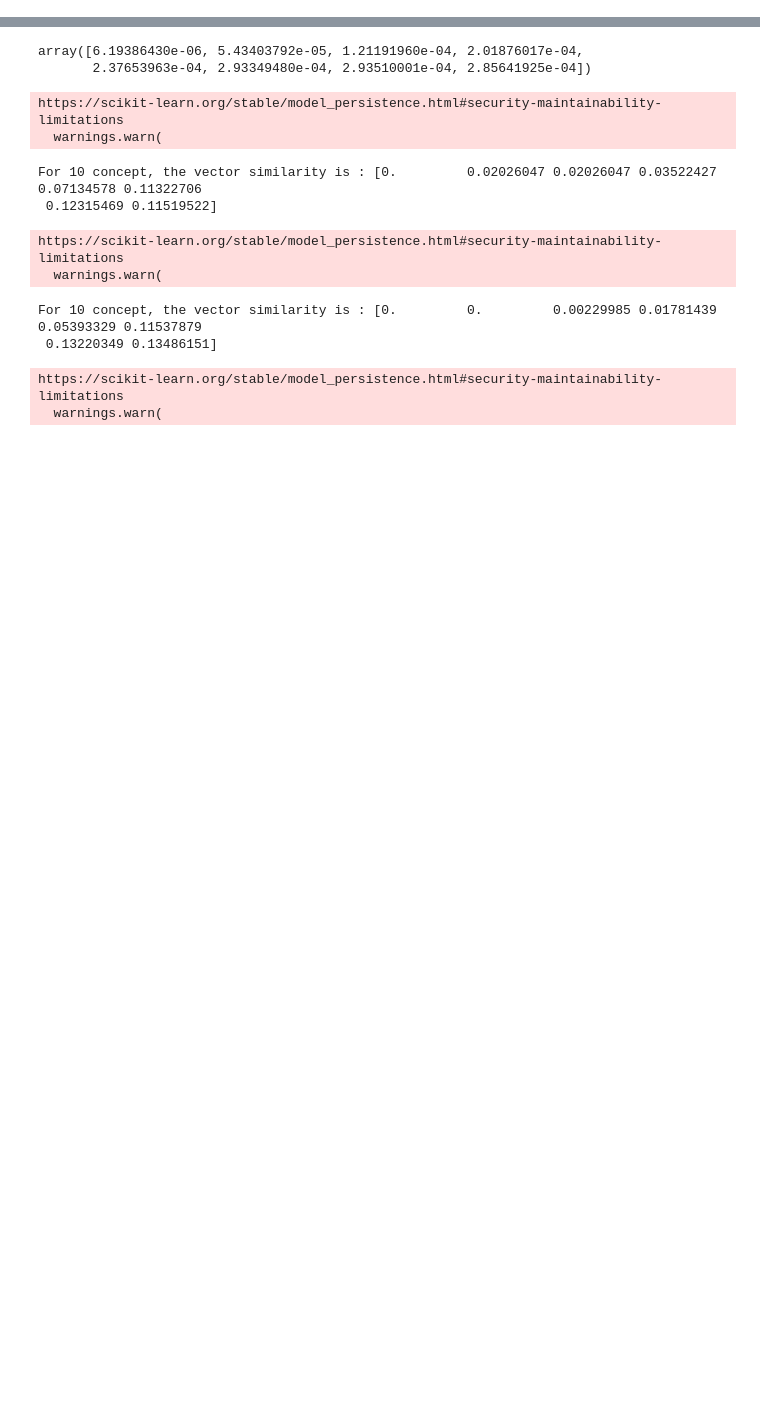
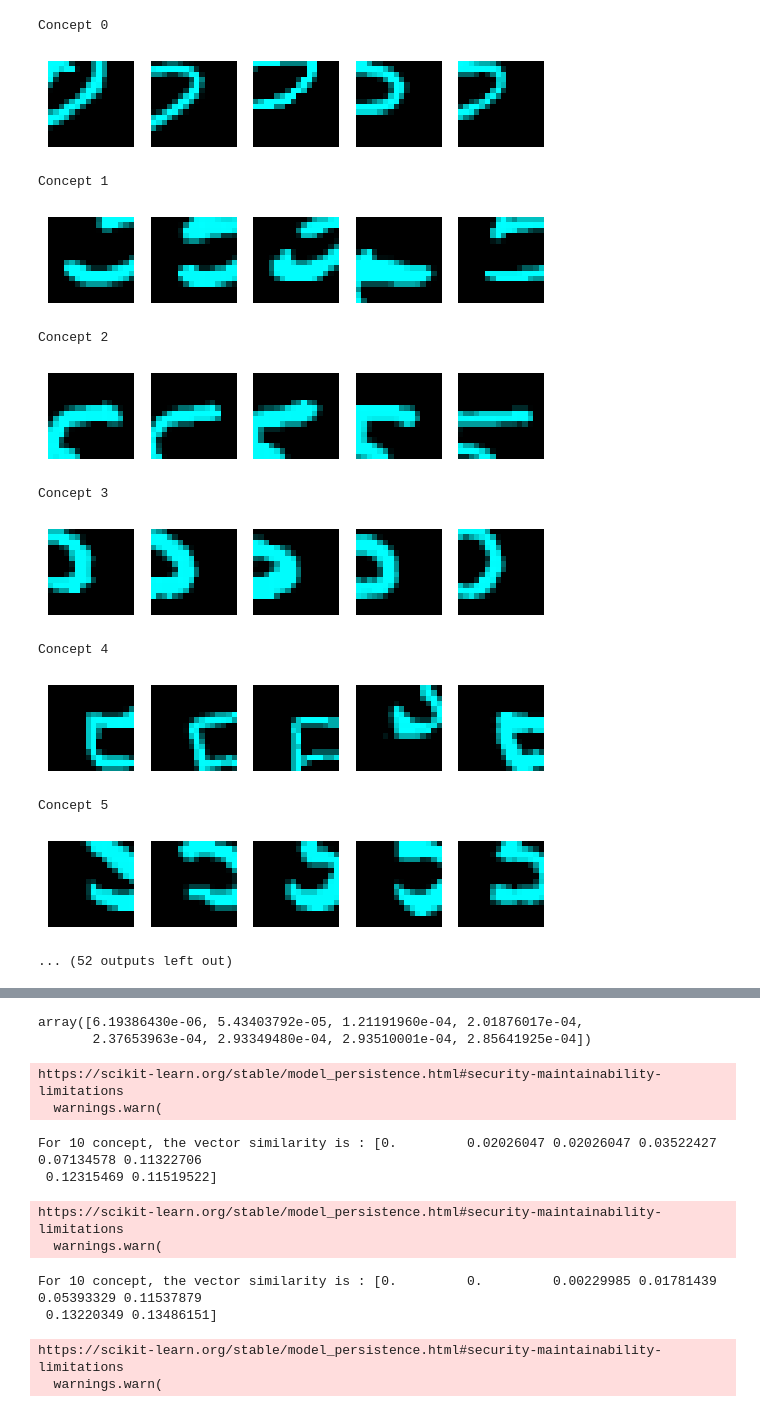
Before and after one commit to vitryt/label-free-bias-identification, a Jupyter notebook: data_recovery.ipynb, the cells around one changed output, grey strips where cells are left out. Drawn from its saved outputs; the diff is of its cells as text; code cells hidden in the pictures; blank space fills up the shorter version.

```diff
--- a/data_recovery.ipynb
+++ b/data_recovery.ipynb
@@ -72,0 +106,44 @@ step_amount = 70
+# %%
+from math import ceil
+concept_id = 3
+patch_size_id = 2
+number_of_concepts = concept_amounts[concept_id]
+def show(img, **kwargs):
+  img = np.array(img)
+  if img.shape[0] == 3:
+    img = img.transpose(1, 2, 0)
+
+  img -= img.min();img /= img.max()
+  plt.imshow(img, **kwargs); plt.axis('off')
+
+with open(f"/data/4vitry/models/{exp_name}/concepts_{exp_id}_{concept_id}_{patch_size_id}.pkl", "rb") as f:
+    concept_res = pkl.load(f)
+
+crops_u = concept_res["concept_parameters"][studied_bias]["crops_u"]
+crops = concept_res["concept_parameters"][studied_bias]["crops"]
+nb_crops=5
+for c_id in range(number_of_concepts):
+
+  best_crops_ids = np.argsort(crops_u[:, c_id])[::-1][:nb_crops]
+  best_crops = crops[best_crops_ids]
+
+  print("Concept", c_id)
+  for i in range(nb_crops):
+    plt.subplot(ceil(nb_crops/5), 5, i+1)
+    show(best_crops[i])
+  plt.show()
+  print('\n\n')
+# %% [output]
+Concept 0
+[figure, added]
+Concept 1
+[figure, added]
+Concept 2
+[figure, added]
+Concept 3
+[figure, added]
+Concept 4
+[figure, added]
+Concept 5
+[figure, added]
+... (52 outputs left out)
```
Also changed, not shown: parts of 9 cells of this notebook, 8 other files.
